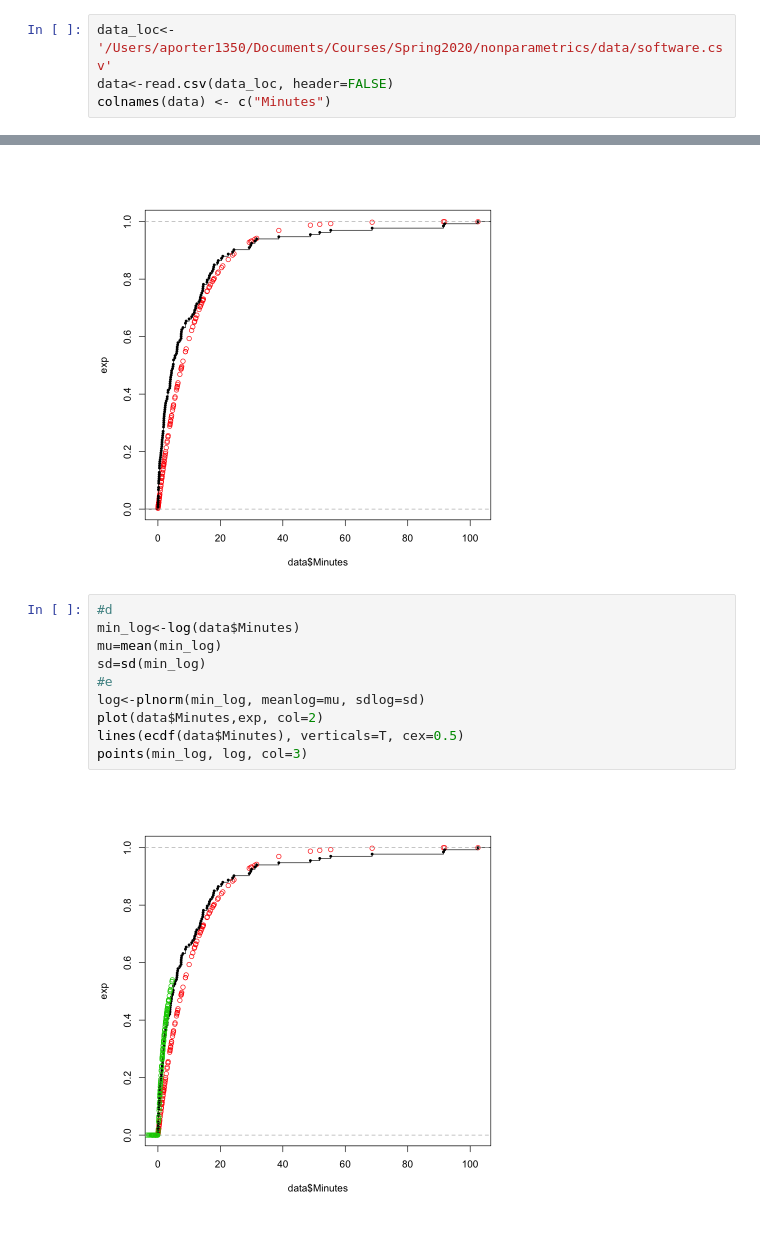
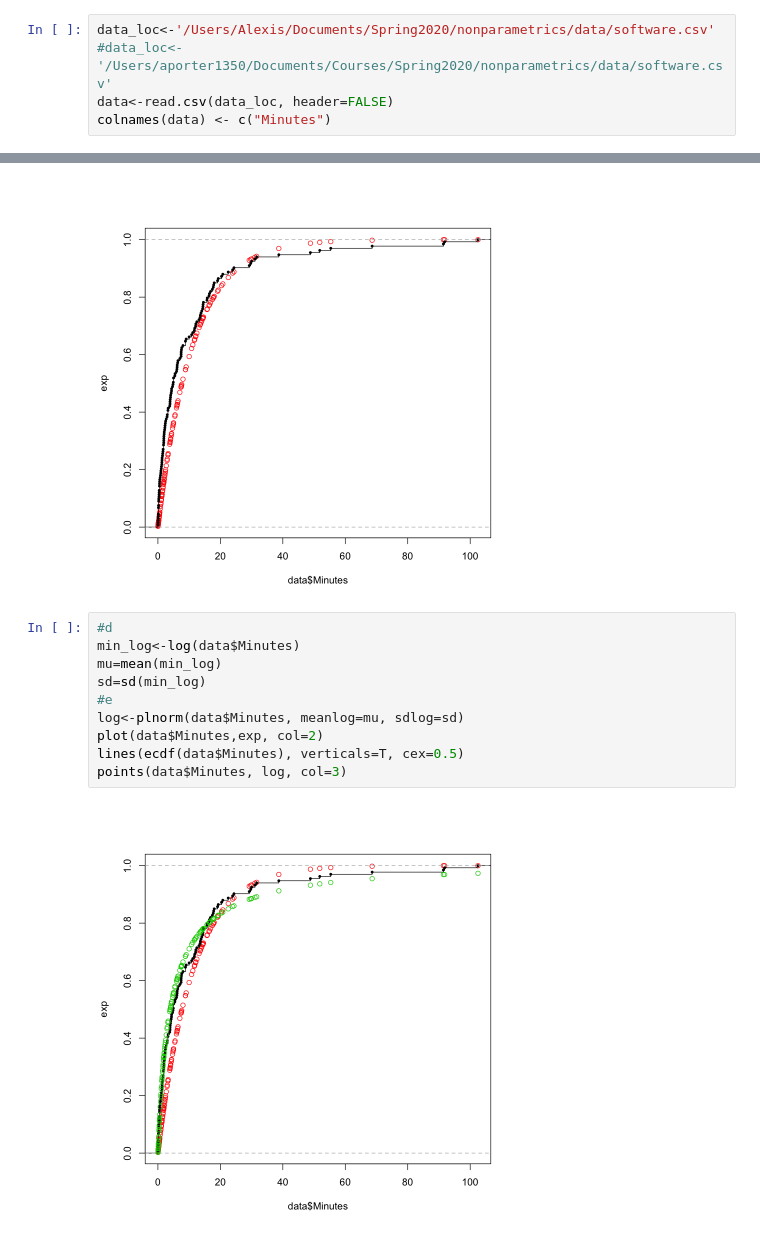
Before and after one commit to aporter1350/nonparametrics, a Jupyter notebook: code/Hw1.ipynb, the cells around one changed output, grey strips where cells are left out. Saved outputs shown, nothing was run; the diff lists cells and outputs as text.

```diff
--- a/code/Hw1.ipynb
+++ b/code/Hw1.ipynb
@@ -300,7 +300,8 @@ f) Based on these plots which of the distributions appears to be a better fit to
 
 Based on the plots it would seem that all distributions fit the software failure data equally well
 # %%
-data_loc<-'/Users/aporter1350/Documents/Courses/Spring2020/nonparametrics/data/software.csv'
+data_loc<-'/Users/Alexis/Documents/Spring2020/nonparametrics/data/software.csv'
+#data_loc<-'/Users/aporter1350/Documents/Courses/Spring2020/nonparametrics/data/software.csv'
 data<-read.csv(data_loc, header=FALSE)
 colnames(data) <- c("Minutes")
 # %%
@@ -321,12 +322,12 @@ lines(ecdf(data$Minutes), verticals=T, cex=0.5)
 # %%
 #d
 min_log<-log(data$Minutes)
 mu=mean(min_log)
 sd=sd(min_log)
 #e
-log<-plnorm(min_log, meanlog=mu, sdlog=sd)
+log<-plnorm(data$Minutes, meanlog=mu, sdlog=sd)
 plot(data$Minutes,exp, col=2)
 lines(ecdf(data$Minutes), verticals=T, cex=0.5)
-points(min_log, log, col=3)
+points(data$Minutes, log, col=3)
 # %% [output]
-[figure, old version]
+[figure, new version]
```
Also changed, not shown: 4 other files.
